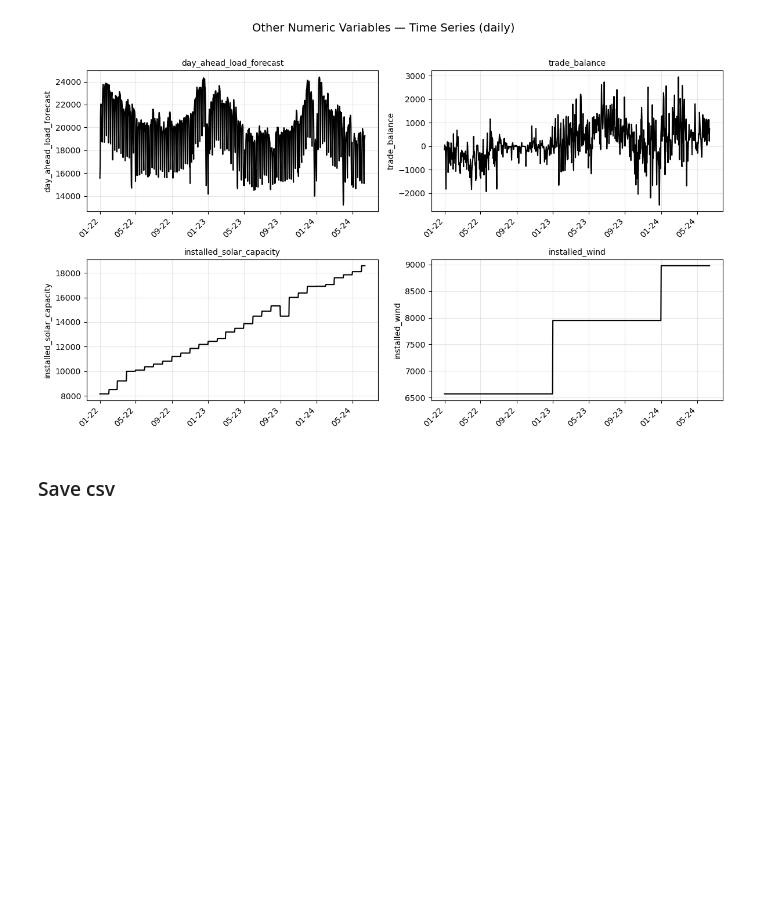
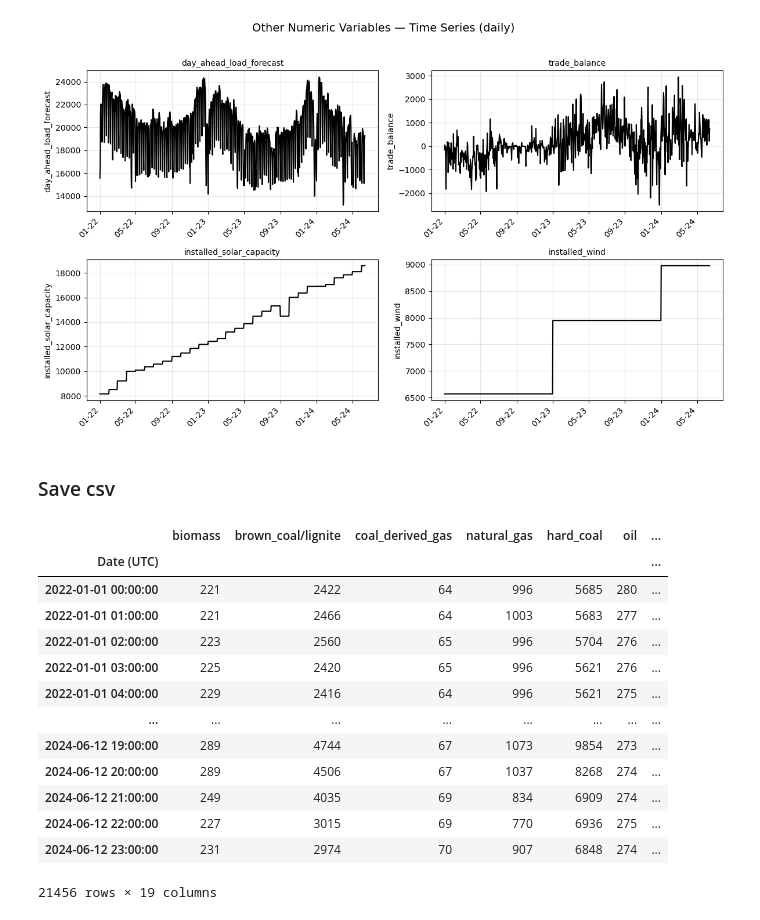
Before and after one commit to TedOiler/aoxtrade, a Jupyter notebook: original_data/preprocess_data.ipynb, the cells around one changed output. Saved outputs shown, nothing was run; the diff lists cells and outputs as text; code cells hidden in the pictures; blank space fills up the shorter version.

```diff
--- a/original_data/preprocess_data.ipynb
+++ b/original_data/preprocess_data.ipynb
@@ -295,4 +295,21 @@ plot_group_timeseries(df, group3, color="black", title="Other Numeric Variables
 [figure]
 # %% [markdown]
 ### Save csv
+# %%
+df
+# %% [output]
+|  | biomass | brown_coal/lignite | coal_derived_gas | natural_gas | hard_coal | oil | ... |
+| Date (UTC) |  |  |  |  |  |  | ... |
+| 2022-01-01 00:00:00 | 221 | 2422 | 64 | 996 | 5685 | 280 | ... |
+| 2022-01-01 01:00:00 | 221 | 2466 | 64 | 1003 | 5683 | 277 | ... |
+| 2022-01-01 02:00:00 | 223 | 2560 | 65 | 996 | 5704 | 276 | ... |
+| 2022-01-01 03:00:00 | 225 | 2420 | 65 | 996 | 5621 | 276 | ... |
+| 2022-01-01 04:00:00 | 229 | 2416 | 64 | 996 | 5621 | 275 | ... |
+| ... | ... | ... | ... | ... | ... | ... | ... |
+| 2024-06-12 19:00:00 | 289 | 4744 | 67 | 1073 | 9854 | 273 | ... |
+| 2024-06-12 20:00:00 | 289 | 4506 | 67 | 1037 | 8268 | 274 | ... |
+| 2024-06-12 21:00:00 | 249 | 4035 | 69 | 834 | 6909 | 274 | ... |
+| 2024-06-12 22:00:00 | 227 | 3015 | 69 | 770 | 6936 | 275 | ... |
+| 2024-06-12 23:00:00 | 231 | 2974 | 70 | 907 | 6848 | 274 | ... |
+21456 rows × 19 columns
 # %%
```
Also changed, not shown: parts of 1 cell of this notebook, 5 other files.
